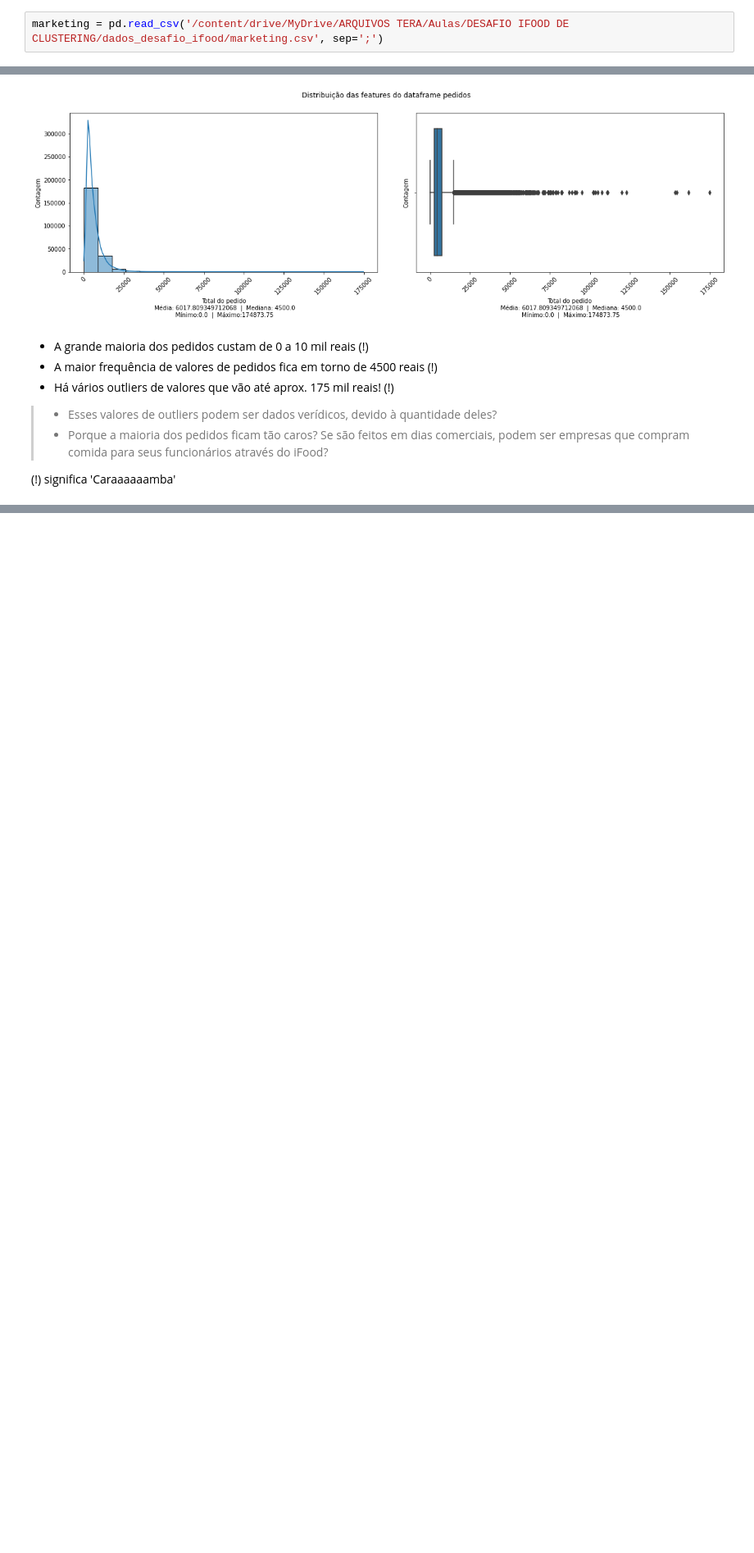
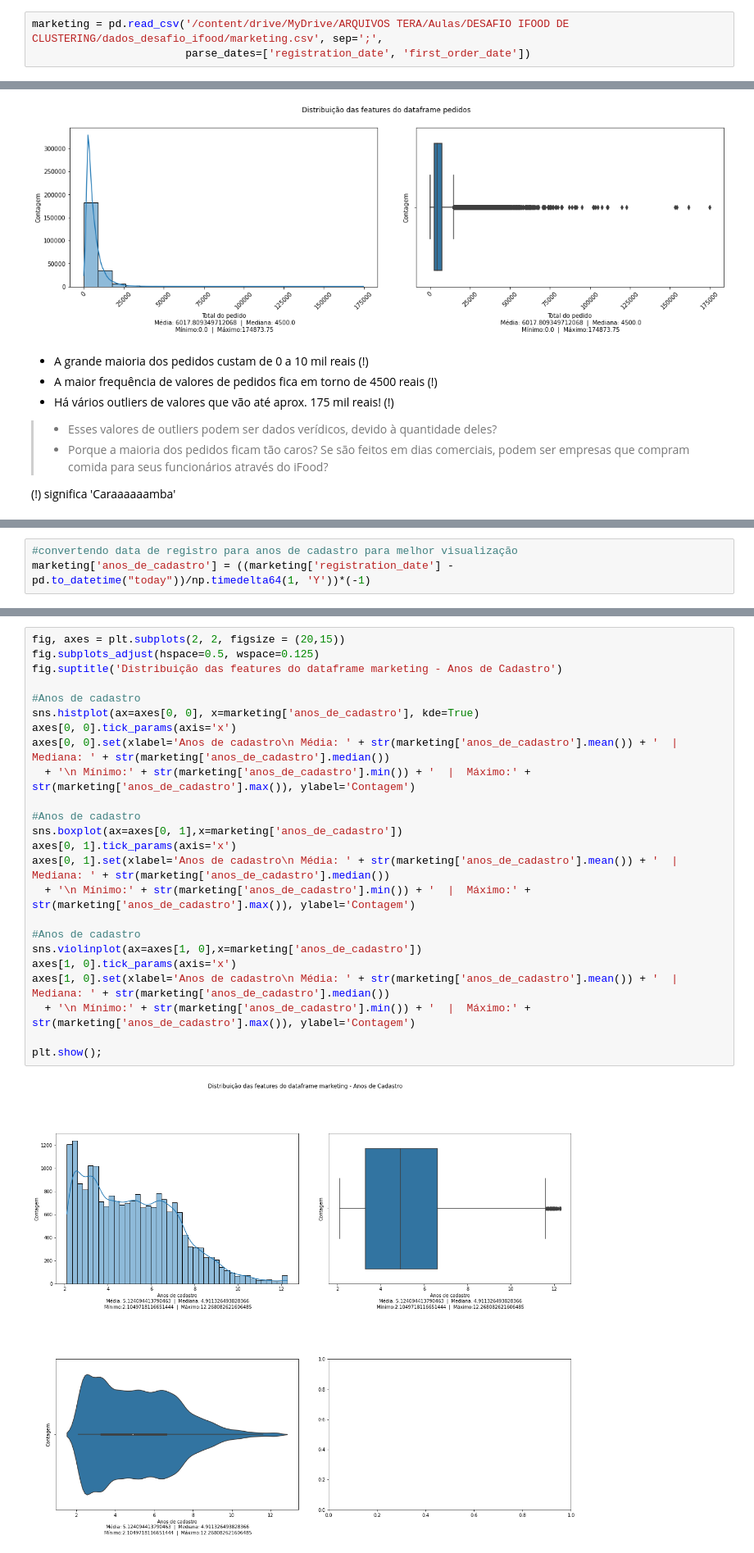
Before and after one commit to casjunior93/Desafio-Tera---Clusteriza-o, a Jupyter notebook: Desafio_Tera_e_Ifood_Clusterização.ipynb, the cells around one changed output, grey strips where cells are left out. Shown at 82% size. Drawn from its saved outputs; the diff is of its cells as text; blank space fills up the shorter version.

```diff
--- a/Desafio_Tera_e_Ifood_Clusterização.ipynb
+++ b/Desafio_Tera_e_Ifood_Clusterização.ipynb
@@ -53,7 +55,8 @@ pedidos.head(2)
 # %% [markdown]
 Dados de marketing:
 # %%
-marketing = pd.read_csv('/content/drive/MyDrive/ARQUIVOS TERA/Aulas/DESAFIO IFOOD DE CLUSTERING/dados_desafio_ifood/marketing.csv', sep=';')
+marketing = pd.read_csv('/content/drive/MyDrive/ARQUIVOS TERA/Aulas/DESAFIO IFOOD DE CLUSTERING/dados_desafio_ifood/marketing.csv', sep=';',
+                        parse_dates=['registration_date', 'first_order_date'])
 # %%
 marketing.head(2)
 # %% [output]
@@ -219,0 +303,3 @@ plt.show();
+# %%
+#convertendo data de registro para anos de cadastro para melhor visualização
+marketing['anos_de_cadastro'] = ((marketing['registration_date'] - pd.to_datetime("today"))/np.timedelta64(1, 'Y'))*(-1)
@@ -219,0 +315,26 @@ plt.show();
+# %%
+fig, axes = plt.subplots(2, 2, figsize = (20,15))
+fig.subplots_adjust(hspace=0.5, wspace=0.125)
+fig.suptitle('Distribuição das features do dataframe marketing - Anos de Cadastro')
+
+#Anos de cadastro
+sns.histplot(ax=axes[0, 0], x=marketing['anos_de_cadastro'], kde=True)
+axes[0, 0].tick_params(axis='x')
+axes[0, 0].set(xlabel='Anos de cadastro\n Média: ' + str(marketing['anos_de_cadastro'].mean()) + '  |  Mediana: ' + str(marketing['anos_de_cadastro'].median())
+  + '\n Mínimo:' + str(marketing['anos_de_cadastro'].min()) + '  |  Máximo:' + str(marketing['anos_de_cadastro'].max()), ylabel='Contagem')
+
+#Anos de cadastro
+sns.boxplot(ax=axes[0, 1],x=marketing['anos_de_cadastro'])
+axes[0, 1].tick_params(axis='x')
+axes[0, 1].set(xlabel='Anos de cadastro\n Média: ' + str(marketing['anos_de_cadastro'].mean()) + '  |  Mediana: ' + str(marketing['anos_de_cadastro'].median())
+  + '\n Mínimo:' + str(marketing['anos_de_cadastro'].min()) + '  |  Máximo:' + str(marketing['anos_de_cadastro'].max()), ylabel='Contagem')
+
+#Anos de cadastro
+sns.violinplot(ax=axes[1, 0],x=marketing['anos_de_cadastro'])
+axes[1, 0].tick_params(axis='x')
+axes[1, 0].set(xlabel='Anos de cadastro\n Média: ' + str(marketing['anos_de_cadastro'].mean()) + '  |  Mediana: ' + str(marketing['anos_de_cadastro'].median())
+  + '\n Mínimo:' + str(marketing['anos_de_cadastro'].min()) + '  |  Máximo:' + str(marketing['anos_de_cadastro'].max()), ylabel='Contagem')
+
+plt.show();
+# %% [output]
+[figure, added]
```
Also changed, not shown: parts of 17 cells of this notebook.
